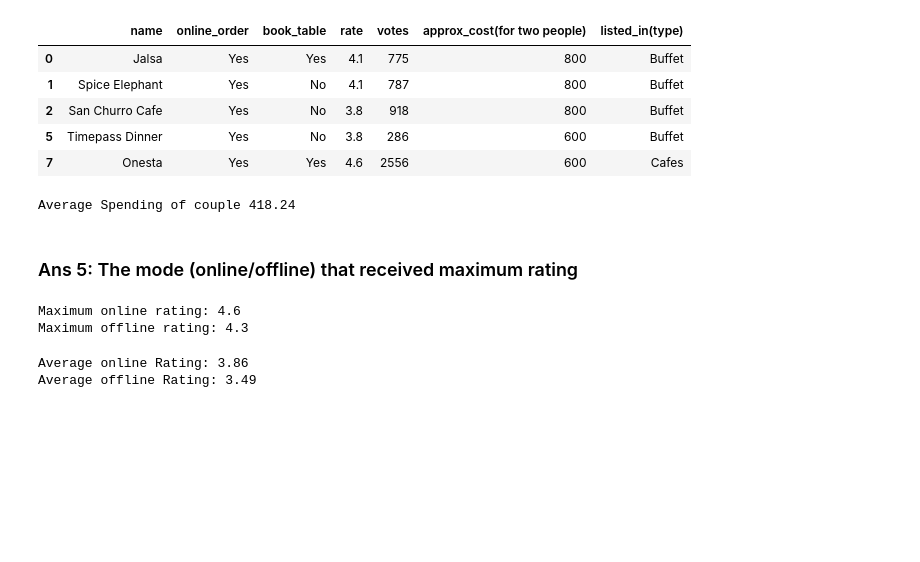
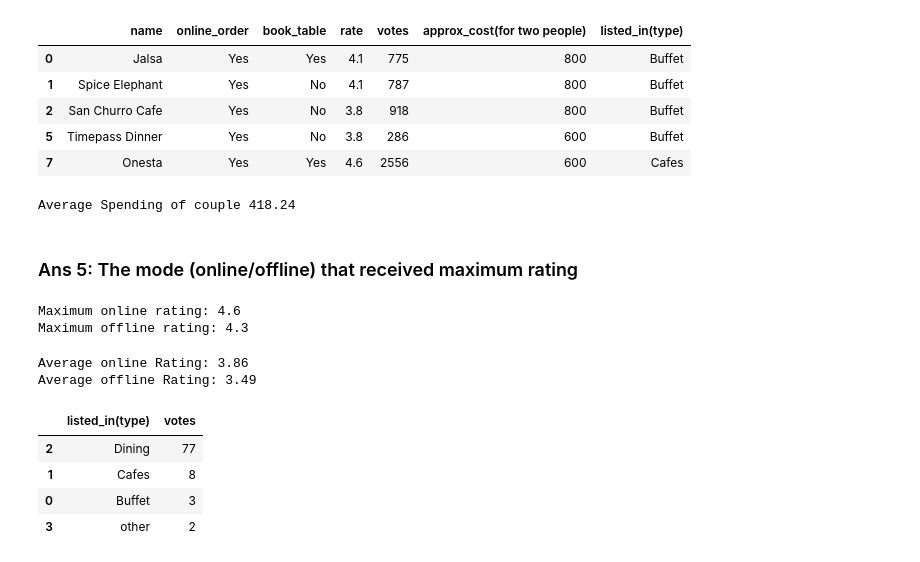
Before and after one commit to Jaggi0504/ZomatoDataAnalysis, a Jupyter notebook: main.ipynb, the cells around one changed output. Cells and saved outputs as stored; diff of their text form; code cells hidden in the pictures; blank space fills up the shorter version.

```diff
--- a/main.ipynb
+++ b/main.ipynb
@@ -168,3 +199,13 @@ print("Average offline Rating:", round(offline_avg_rating, 2))
 # %% [output]
 Average online Rating: 3.86
 Average offline Rating: 3.49
+# %%
+offline_orders=df[df['online_order']=='No']
+# %%
+offline_orders.groupby(['listed_in(type)'], as_index=False).agg({'votes': 'count'}).sort_values(by='votes', ascending=False)
+# %% [output]
+|  | listed_in(type) | votes |
+| 2 | Dining | 77 |
+| 1 | Cafes | 8 |
+| 0 | Buffet | 3 |
+| 3 | other | 2 |
```
Also changed, not shown: parts of 7 cells of this notebook.
